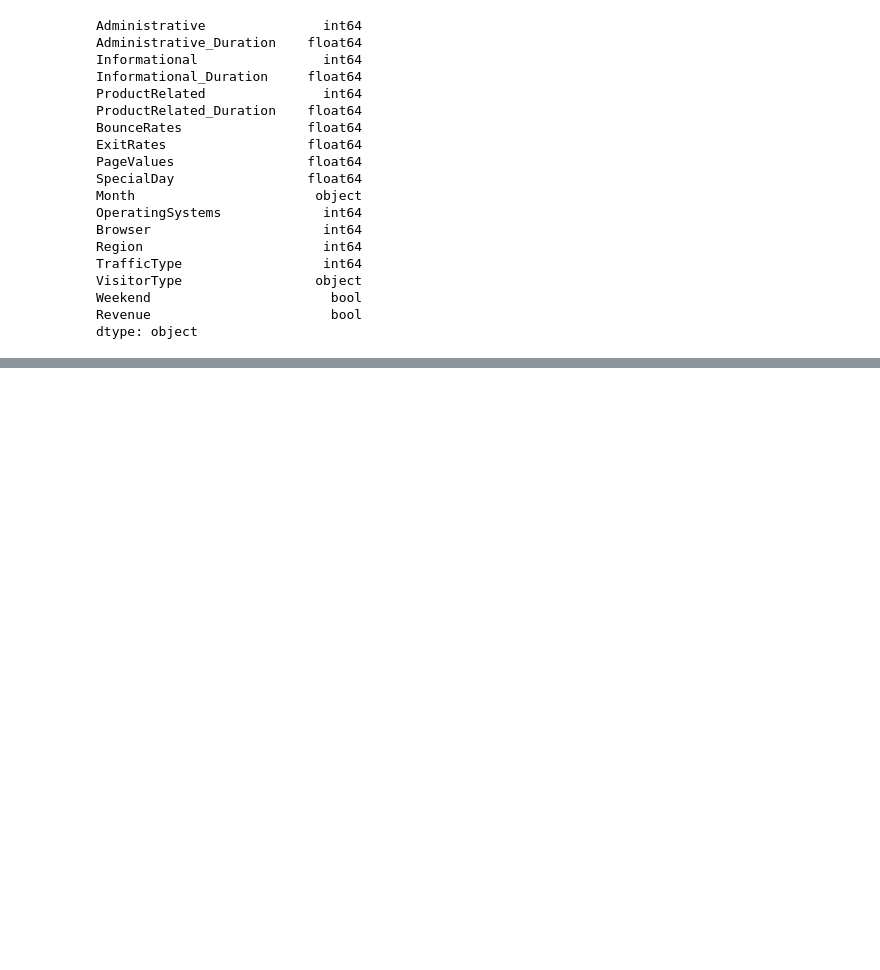
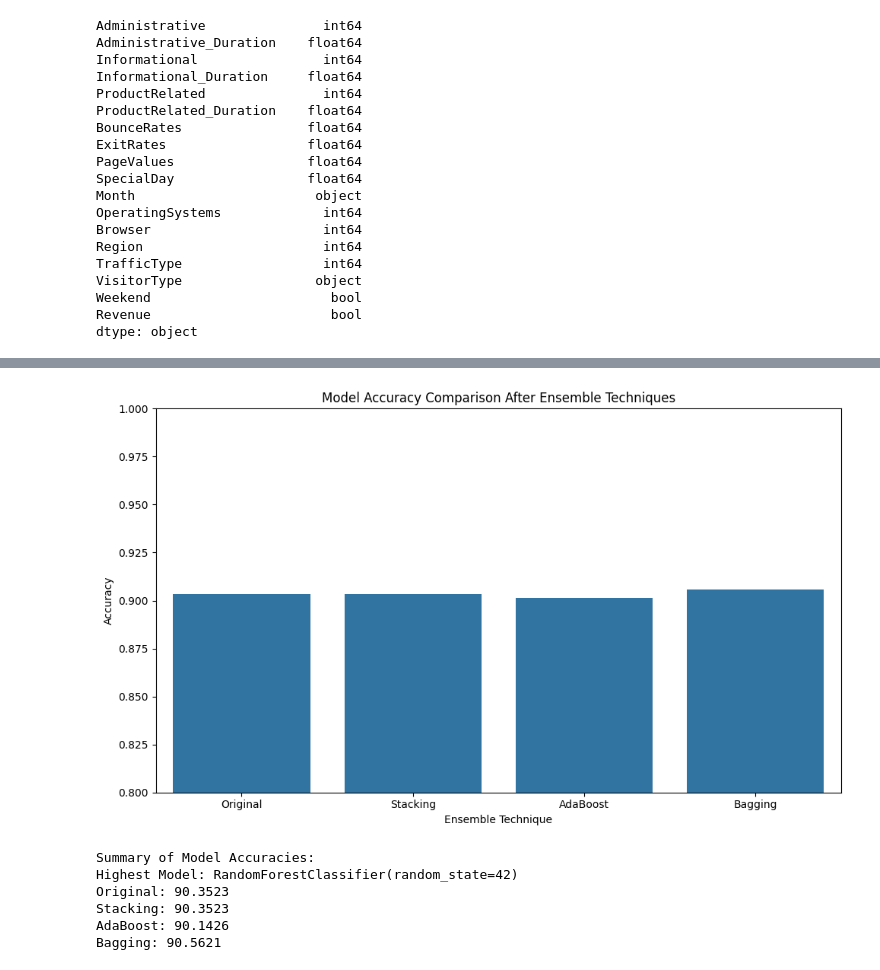
Before and after one commit to ivvnn/LE2_Hernandez_IJ, a Jupyter notebook: LE2_HERNANDEZ_IJ.ipynb, the cells around one changed output, grey strips where cells are left out. Saved outputs shown, nothing was run; the diff lists cells and outputs as text; code cells hidden in the pictures; blank space fills up the shorter version.

```diff
--- a/LE2_HERNANDEZ_IJ.ipynb
+++ b/LE2_HERNANDEZ_IJ.ipynb
@@ -212,0 +239,50 @@ Support Vector Machine: 85.72%
+# %%
+#identify the highest machine learning model
+highest_model_name = max(results_all_features, key=results_all_features.get)
+highest_model = models[highest_model_name]
+
+highest_model.fit(X_train, y_train)
+predictions_highest = highest_model.predict(X_test)
+accuracy_highest = accuracy_score(y_test, predictions_highest)
+
+#ensemble with different classifiers
+stacking_model = StackingClassifier(estimators=[('highest_model', highest_model)], final_estimator=LogisticRegression(max_iter=10000))
+stacking_model.fit(X_train, y_train)
+stacking_accuracy = stacking_model.score(X_test, y_test)
+
+adaboost_model = AdaBoostClassifier(estimator=highest_model, n_estimators=100)
+adaboost_model.fit(X_train, y_train)
+adaboost_accuracy = adaboost_model.score(X_test, y_test)
+
+bagging_model = BaggingClassifier(estimator=highest_model, n_estimators=100)
+bagging_model.fit(X_train, y_train)
+bagging_accuracy = bagging_model.score(X_test, y_test)
+
+models_accuracy = {
+    "Original": accuracy_highest,
+    "Stacking": stacking_accuracy,
+    "AdaBoost": adaboost_accuracy,
+    "Bagging": bagging_accuracy
+}
+
+plt.figure(figsize=(10, 6))
+sns.barplot(x=list(models_accuracy.keys()), y=list(models_accuracy.values()))
+plt.xlabel('Ensemble Technique')
+plt.ylabel('Accuracy')
+plt.title('Model Accuracy Comparison After Ensemble Techniques')
+plt.ylim(0.8, 1.0)
+plt.tight_layout()
+plt.show()
+
+print("Summary of Model Accuracies:")
+print("Highest Model:", highest_model)
+for model, accuracy in models_accuracy.items():
+    print(f"{model}: {accuracy*100:.4f}")
+# %% [output]
+[figure, added]
+Summary of Model Accuracies:
+Highest Model: RandomForestClassifier(random_state=42)
+Original: 90.3523
+Stacking: 90.3523
+AdaBoost: 90.1426
+Bagging: 90.5621
```
Also changed, not shown: parts of 5 cells of this notebook.
